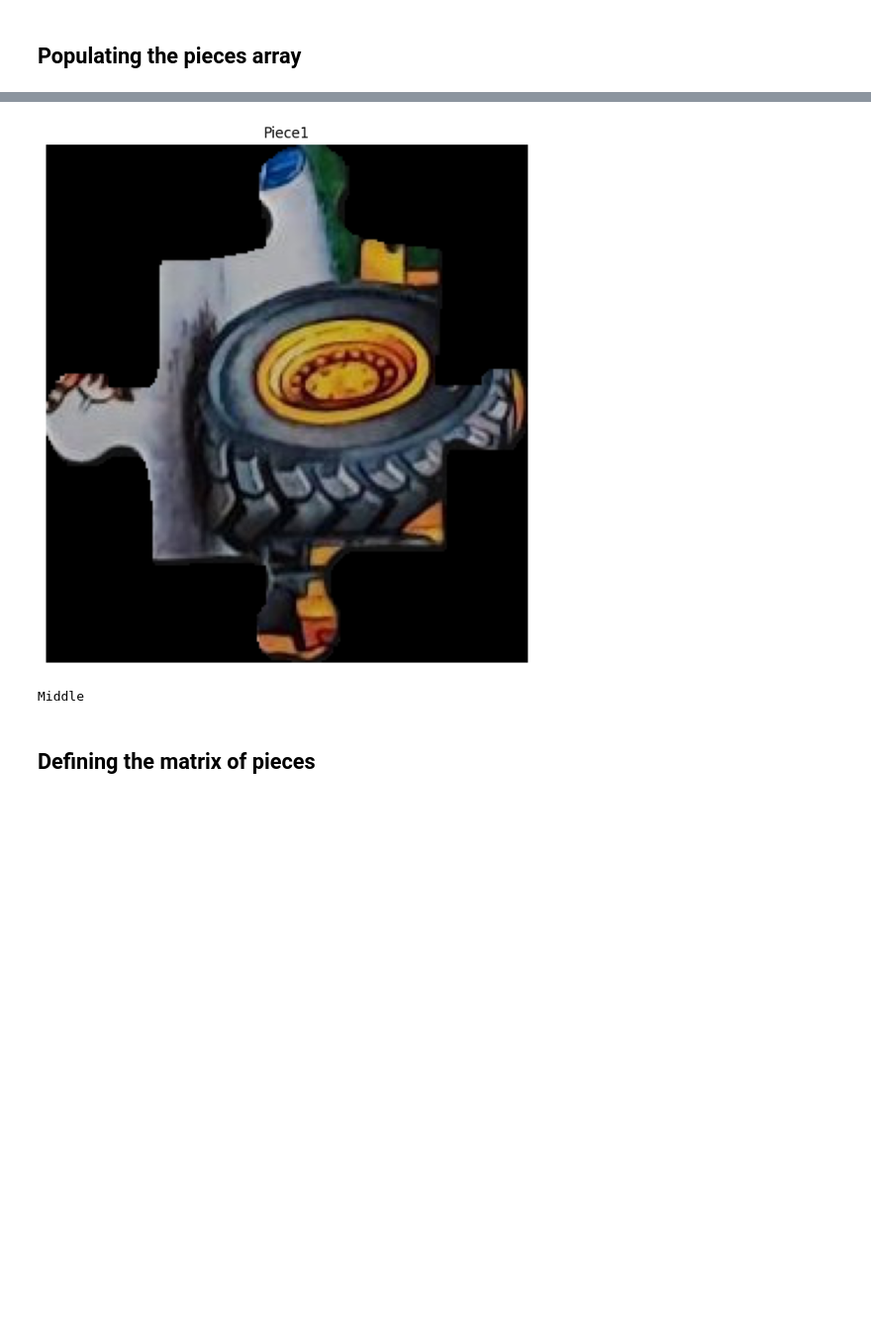
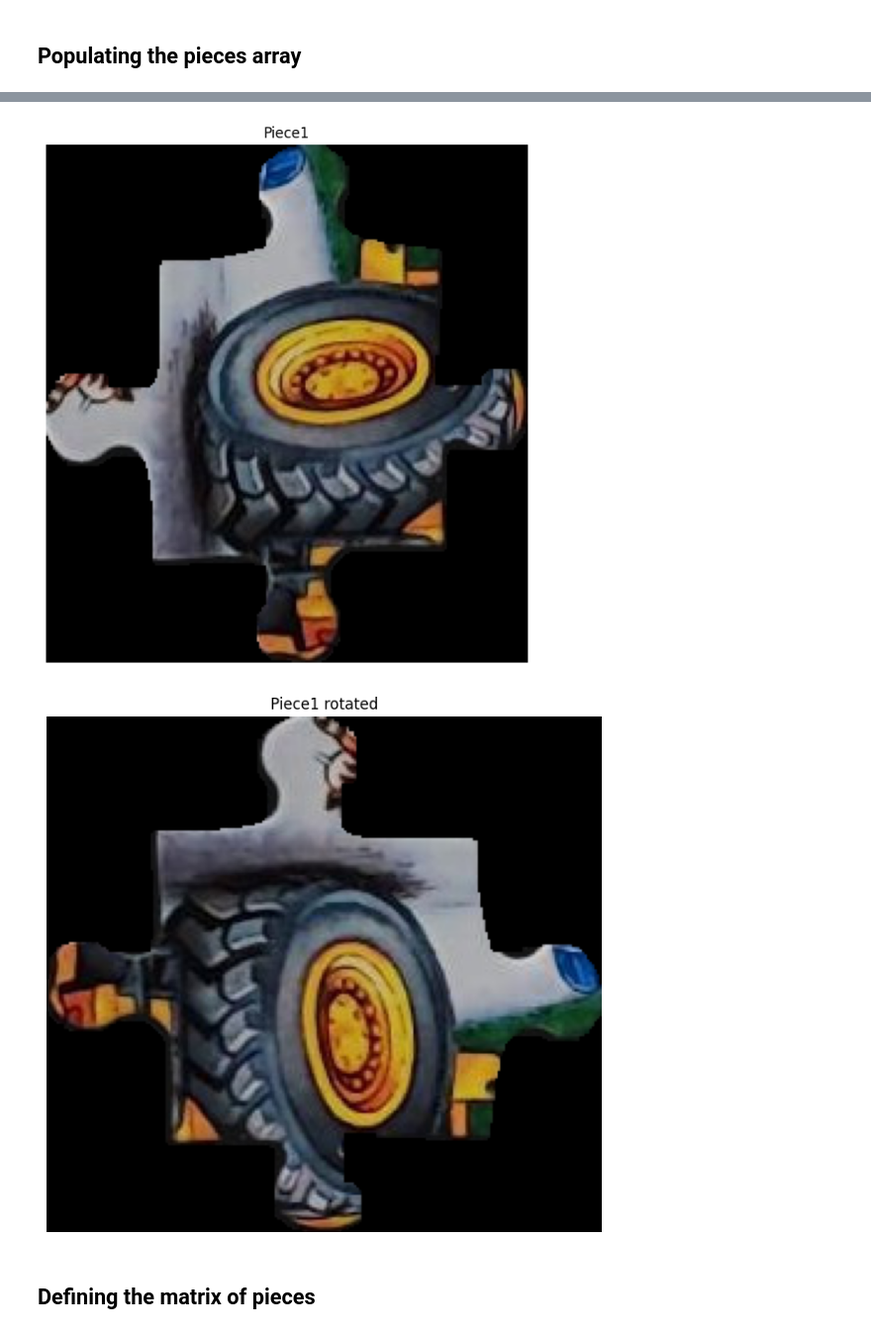
Before and after one commit to AlexisKueny/VisionV2, a Jupyter notebook: reconstruction.ipynb, the cells around one changed output, grey strips where cells are left out. Shown at 99% size. Drawn from its saved outputs; the diff is of its cells as text; code cells hidden in the pictures; blank space fills up the shorter version.

```diff
--- a/reconstruction.ipynb
+++ b/reconstruction.ipynb
@@ -9,4 +10,7 @@
 # %%
+import cv2
+import matplotlib.pyplot as plt
+
 class puzzlePiece:
     def __init__(self, piece_id, contour, peaks_ids, center, angles, distances):
         self.piece_id = piece_id
@@ -17,6 +21,14 @@ class puzzlePiece:
         self.edges = []
         self.path = ""
         self.piece_type = ""
+
+    def set_sides(self) -> None:
+        """Sets the sides of the piece based on the edges."""
+        if self.edges is not None:
+            self.left = self.edges[0]
+            self.bottom = self.edges[1]
+            self.right = self.edges[2]
+            self.top = self.edges[3]
 
     def get_piece_type(self) -> str:
         """Returns the type of the piece based on the number of edges."""
@@ -30,15 +42,28 @@ class puzzlePiece:
 
             return self.piece_type
 
+    def rotate(self) -> None:
+        "Rotates the piece by 90 degrees"
+        piece = cv2.imread(self.path, cv2.IMREAD_UNCHANGED)
+        piece = cv2.rotate(piece, cv2.ROTATE_90_CLOCKWISE)
+        cv2.imwrite(self.path, piece)
+
+        self.set_sides()
+        # Reassign sides
+        self.left, self.bottom, self.right, self.top = (
+        self.top, self.left, self.bottom, self.right
+        )
+
+
     def __repr__(self):
-        """ret = ""
+        ret = ""
         ret += f"{self.piece_id}\n"
-        ret += f"Contour: {len(self.contour)}\n"
+        """ret += f"Contour: {len(self.contour)}\n"
         ret += f"Corners: {self.corners}\n"
         ret += f"Edges: {self.edges}\n"
+        ret += f"Type: {self.get_piece_type()}\n"""
 
-        return ret"""
-        return f"{self.piece_id}"
+        return ret
 # %% [markdown]
 ## Populating the pieces array
 # %%
@@ -545,6 +570,7 @@ for contours_indices in range(len(contours)):
 
     this_piece.edges = edges
     this_piece.path = piece_path
+    this_piece.set_sides()
     puzzle_piece_holder.append(this_piece)
 # %% [output]
 Threshold to separate pieces from background
@@ -570,8 +596,10 @@ Peak 1: Angle = 227.91°, Distance = 82.61, Pointiness = 12.31
 print(len(puzzle_piece_holder))
 print(puzzle_piece_holder[0])
 print(puzzle_piece_holder[0].path)
+print(puzzle_piece_holder[0].get_piece_type())
 display_image("Piece1", cv2.imread(puzzle_piece_holder[0].path))
-print(puzzle_piece_holder[0].get_piece_type())
+puzzle_piece_holder[0].rotate()
+display_image("Piece1 rotated", cv2.imread(puzzle_piece_holder[0].path))
 # %% [output]
 24
 0
@@ -579,5 +609,5 @@ images/extracted_pieces\piece_1.png
 [figure]
-Middle
+[figure, added]
 # %% [markdown]
 ## Defining the matrix of pieces
 # %%
```
Also changed, not shown: parts of 9 cells of this notebook, 27 other files.
